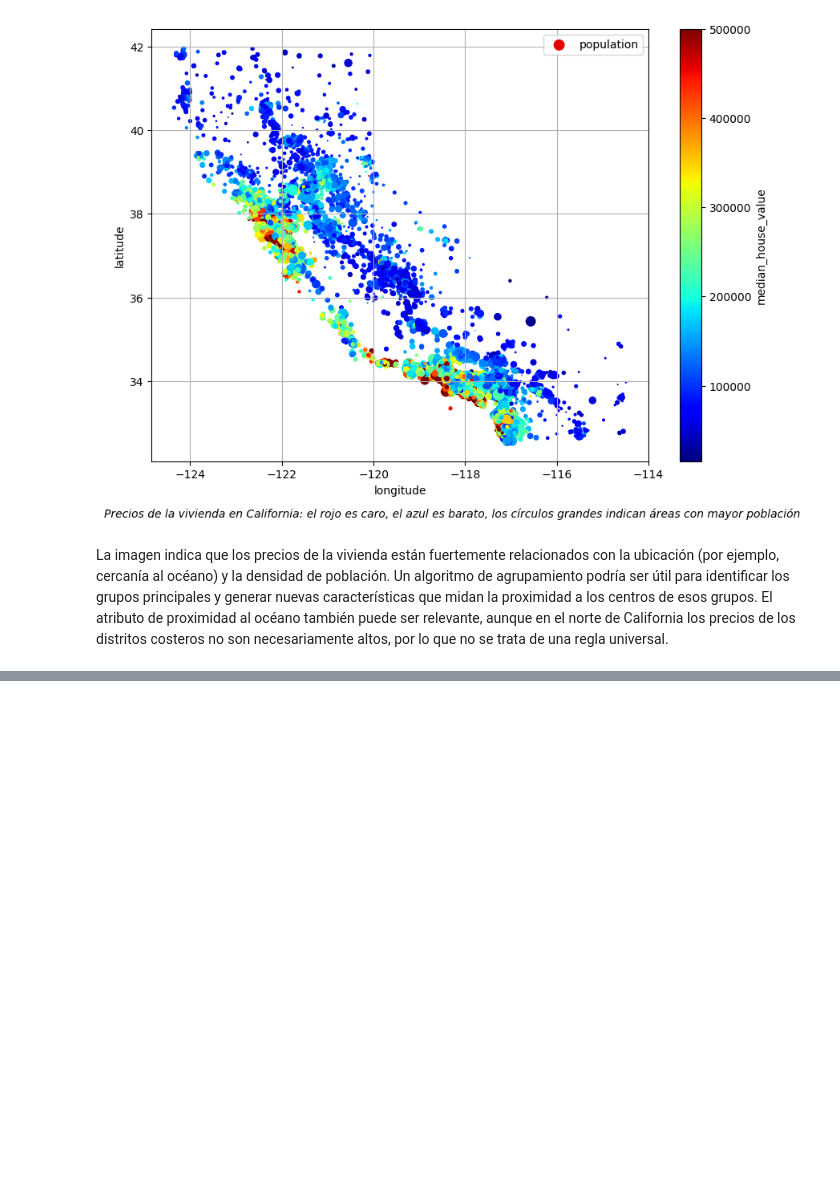
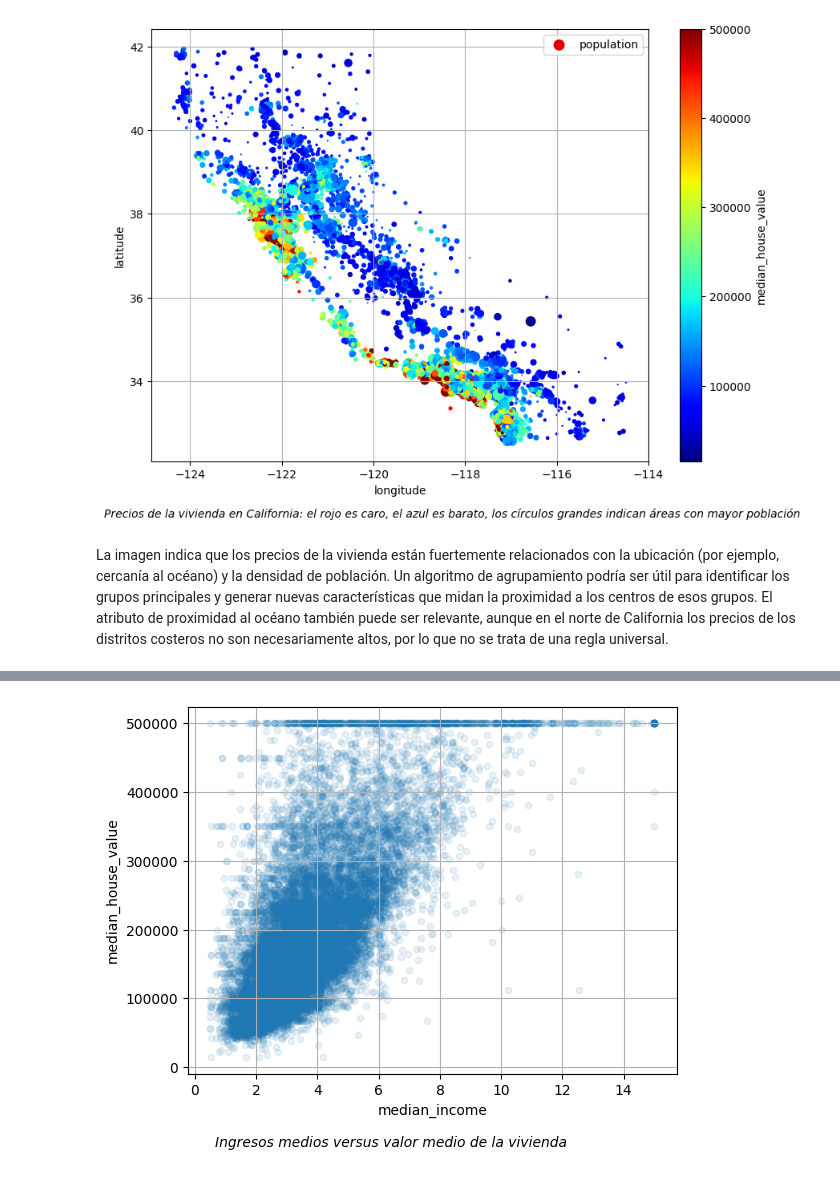
Before and after one commit to halxhernandez/Proyectos-De-Aprendizaje-Automatico, a Jupyter notebook: Modelo_De_Precios_De_Vivienda_En_California.ipynb, the cells around one changed output, grey strips where cells are left out. Cells and saved outputs as stored; diff of their text form; code cells hidden in the pictures; blank space fills up the shorter version.

```diff
--- a/Modelo_De_Precios_De_Vivienda_En_California.ipynb
+++ b/Modelo_De_Precios_De_Vivienda_En_California.ipynb
@@ -456,0 +503,20 @@ La imagen indica que los precios de la vivienda están fuertemente relacionados
+# %%
+housing.plot(
+    kind='scatter',
+    x='median_income',
+    y='median_house_value',
+    alpha=0.1,
+    grid=True
+)
+plt.figtext(
+    x=0.5,
+    y=0.01,
+    s='Ingresos medios versus valor medio de la vivienda',
+    style='italic',
+    ha='center',
+    fontsize=10
+)
+plt.tight_layout(pad=2.5)
+plt.show()
+# %% [output]
+[figure, added]
```
Also changed, not shown: parts of 33 cells of this notebook.
